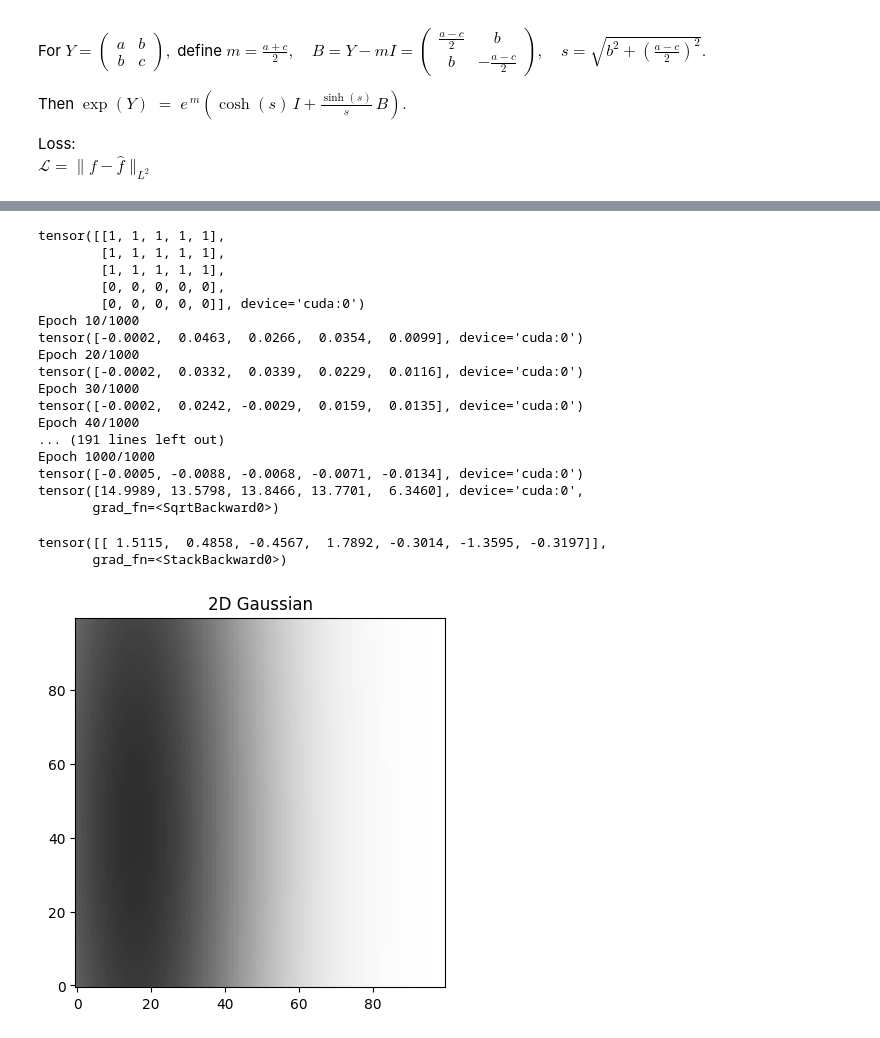
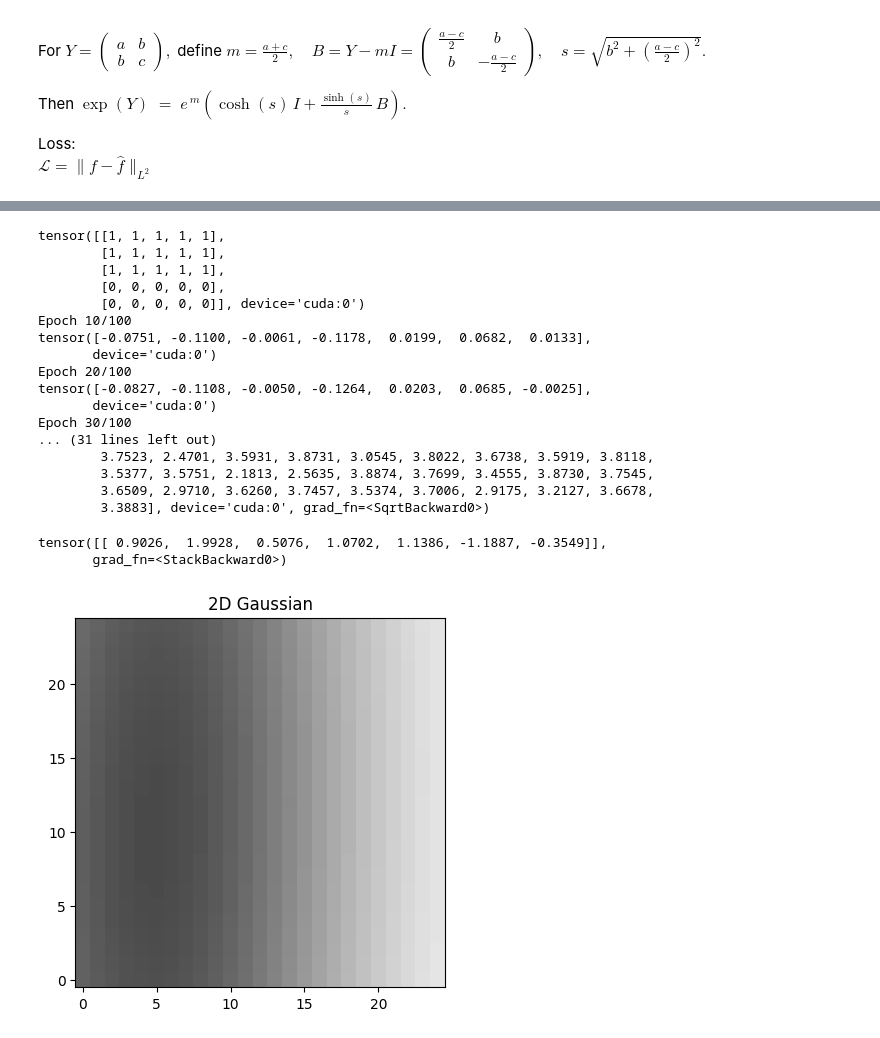
Before and after one commit to SuperVK/sparse-image-repr-bep, a Jupyter notebook: project.ipynb, the cells around one changed output, grey strips where cells are left out. Drawn from its saved outputs; the diff is of its cells as text; code cells hidden in the pictures.

```diff
--- a/project.ipynb
+++ b/project.ipynb
@@ -75,10 +75,7 @@ def exp_SO(theta: torch.Tensor) -> torch.Tensor:
                          torch.stack([torch.sin(theta), torch.cos(theta)])]).permute(2, 0, 1)
 
 # Map exp of 2x2 symmetric matrix to explicit
-def exp_SNM(A: torch.Tensor) -> torch.Tensor:
-    a, b = A[..., 0, 0], A[..., 0, 1]
-    c = A[..., 1, 1]
-
+def exp_SNM(a: torch.Tensor, b: torch.Tensor, c: torch.Tensor) -> torch.Tensor:
     m = 0.5 * (a + c)
 
     # Define B = A - mI
@@ -88,14 +85,13 @@ def exp_SNM(A: torch.Tensor) -> torch.Tensor:
     B11 = -0.5 * (a - c)
 
     # Compute s = sqrt(b^2 + ((a-c)/2)^2)
-    eps = 1e-8 # counteract floating point inprecision
     s = torch.sqrt(b**2 + (0.5 * (a - c))**2)
 
     # Handle s=0 case with safe division
     sinhc = torch.where(s > 1e-12, torch.sinh(s) / s, torch.ones_like(s))
 
     # exp(A) = exp(m) * (cosh(s) * I + (sinh(s)/s) * B)
-    expm = torch.zeros_like(A)
+    expm = torch.zeros(m.shape + (2, 2), dtype=m.dtype, device=a.device)
     expm[..., 0, 0] = torch.cosh(s) + sinhc * B00
     expm[..., 0, 1] = sinhc * B01
     expm[..., 1, 0] = sinhc * B10
@@ -119,9 +115,9 @@ def f_hat(w: torch.Tensor, y: torch.Tensor) -> torch.Tensor:
     x1 = w[5]
     x2 = w[6]
 
-    Y = torch.stack([torch.stack([a, b]), torch.stack([b, c])]).permute(2, 0, 1)
+    Y = exp_SNM(a, b, c)
 
-    A = torch.bmm(exp_SO(theta), exp_SNM(Y))
+    A = torch.bmm(exp_SO(theta), Y)
     x = torch.stack([x1, x2]).permute(1, 0)
 
     return torch.sigmoid(alpha) * group_action_func(x, A, y, gaussian)
@@ -141,15 +137,13 @@ x = torch.tensor([-0.2805,1.2112])
 a = torch.tensor([0.7595])
 b = torch.tensor([-0.3787])
 c = torch.tensor([-1.3284])
-theta = torch.tensor([0.3944])
-
-Y = torch.tensor([[a, b], [b, c]], dtype=torch.float)
+theta = torch.tensor([1.2944])
 
 # Evaluate gaussian at each point
 gauss_img = np.zeros((100, 100))
 for i in range(100):
 	for j in range(100):
-		gauss_img[i, j] = torch.sigmoid(torch.tensor(1.1102))*group_action_func(x, exp_SO(theta) @ exp_SNM(Y), torch.tensor([points[i, j]], dtype=torch.float), gaussian)
+		gauss_img[i, j] = torch.sigmoid(torch.tensor(1.1102))*group_action_func(x, exp_SO(theta) @ exp_SNM(a,b,c), torch.tensor([points[i, j]], dtype=torch.float), gaussian)
 
 plt.title("2D Gaussian")
 plt.imshow(1 - gauss_img, extent=[-2, 2, -2, 2], origin='lower', cmap='gray', vmin=0, vmax=1)
@@ -317,7 +312,7 @@ tensor([[ 0.3465,  1.0700,  1.5898, -0.6647,  1.0600, -0.0326, -0.1683]],
 # %%
 learning_rate = 1
 epochs = 100
-batches = 5
+batches = 100
 
 # create a 4x4 tensor with all the same value a=0.3
 output_z = torch.stack([torch.tensor([1]*5), torch.tensor([1]*5), torch.tensor([1]*5), torch.tensor([0]*5), torch.tensor([0]*5)]).to(device)
@@ -334,21 +329,21 @@ tensor([[1, 1, 1, 1, 1],
         [1, 1, 1, 1, 1],
         [0, 0, 0, 0, 0],
         [0, 0, 0, 0, 0]], device='cuda:0')
-Epoch 10/1000
-tensor([-0.0002,  0.0463,  0.0266,  0.0354,  0.0099], device='cuda:0')
-Epoch 20/1000
-tensor([-0.0002,  0.0332,  0.0339,  0.0229,  0.0116], device='cuda:0')
-Epoch 30/1000
-tensor([-0.0002,  0.0242, -0.0029,  0.0159,  0.0135], device='cuda:0')
-Epoch 40/1000
-... (191 lines left out)
-Epoch 1000/1000
-tensor([-0.0005, -0.0088, -0.0068, -0.0071, -0.0134], device='cuda:0')
-tensor([14.9989, 13.5798, 13.8466, 13.7701,  6.3460], device='cuda:0',
-       grad_fn=<SqrtBackward0>)
+Epoch 10/100
+tensor([-0.0751, -0.1100, -0.0061, -0.1178,  0.0199,  0.0682,  0.0133],
+       device='cuda:0')
+Epoch 20/100
+tensor([-0.0827, -0.1108, -0.0050, -0.1264,  0.0203,  0.0685, -0.0025],
+       device='cuda:0')
+Epoch 30/100
+... (31 lines left out)
+        3.7523, 2.4701, 3.5931, 3.8731, 3.0545, 3.8022, 3.6738, 3.5919, 3.8118,
+        3.5377, 3.5751, 2.1813, 2.5635, 3.8874, 3.7699, 3.4555, 3.8730, 3.7545,
+        3.6509, 2.9710, 3.6260, 3.7457, 3.5374, 3.7006, 2.9175, 3.2127, 3.6678,
+        3.3883], device='cuda:0', grad_fn=<SqrtBackward0>)
 # %%
-plot_image(w[:, min_index], 100)
+plot_image(w[:, min_index], 25)
 # %% [output]
-tensor([[ 1.5115,  0.4858, -0.4567,  1.7892, -0.3014, -1.3595, -0.3197]],
+tensor([[ 0.9026,  1.9928,  0.5076,  1.0702,  1.1386, -1.1887, -0.3549]],
        grad_fn=<StackBackward0>)
-[figure, old version]
+[figure, new version]
```
Also changed, not shown: parts of 6 cells of this notebook.
